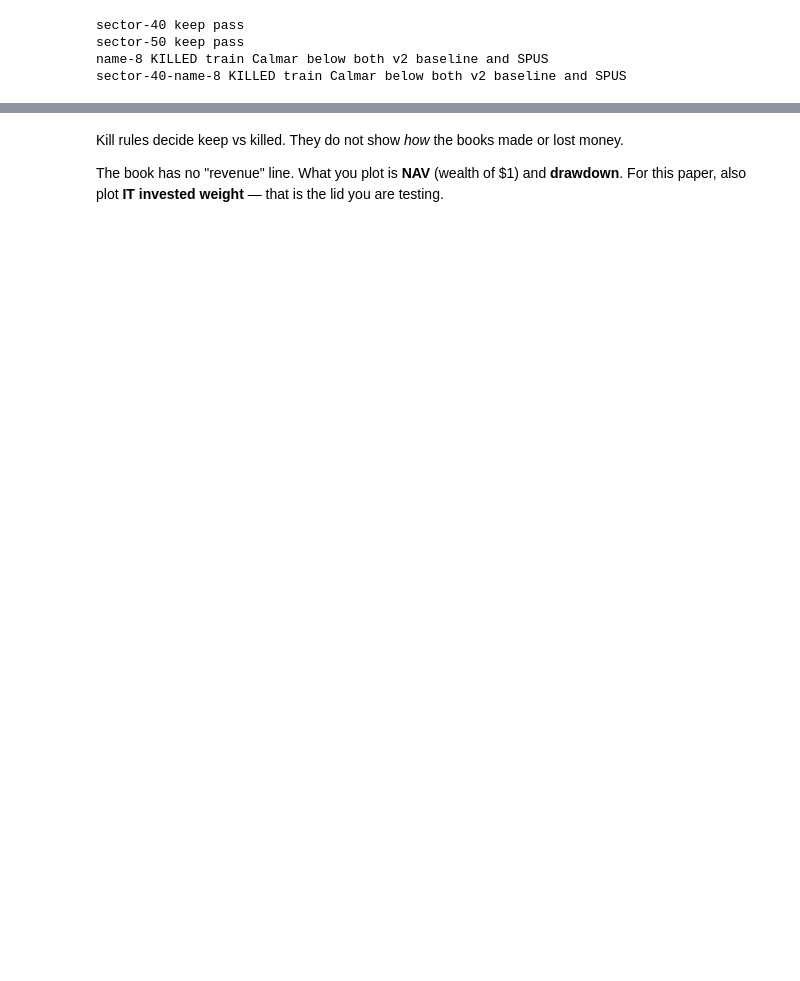
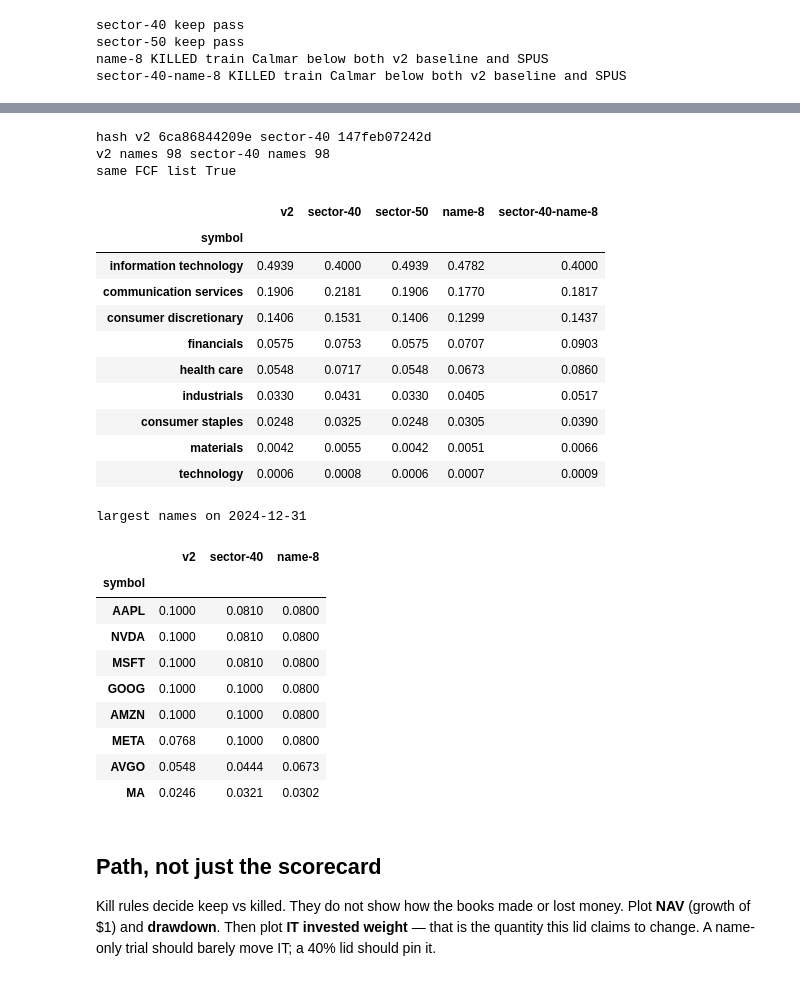
Before and after one commit to Monterey-Finance/Monterey-Finance, a Jupyter notebook: Research/papers/20-concentration/code.ipynb, the cells around one changed output, grey strips where cells are left out. Drawn from its saved outputs; the diff is of its cells as text; code cells hidden in the pictures; blank space fills up the shorter version.

```diff
--- a/Research/papers/20-concentration/code.ipynb
+++ b/Research/papers/20-concentration/code.ipynb
@@ -109,6 +224,63 @@ sector-40-name-8 KILLED train Calmar below both v2 baseline and SPUS
+# %%
+day = "2024-12-31"
+v2_w = weights_on(SPECS["v2"], day)
+lid_w = weights_on(SPECS["sector-40"], day)
+
+print("hash v2", SPECS["v2"].hash(), "sector-40", SPECS["sector-40"].hash())
+print("v2 names", len(v2_w), "sector-40 names", len(lid_w))
+print("same FCF list", set(v2_w.index) == set(lid_w.index))
+
+mix = pd.concat(
+    {
+        "v2": sector_shares(v2_w),
+        "sector-40": sector_shares(lid_w),
+        "sector-50": sector_shares(weights_on(SPECS["sector-50"], day)),
+        "name-8": sector_shares(weights_on(SPECS["name-8"], day)),
+        "sector-40-name-8": sector_shares(weights_on(SPECS["sector-40-name-8"], day)),
+    },
+    axis=1,
+).fillna(0.0)
+display(mix)
+
+print("largest names on", day)
+names = pd.concat(
+    {
+        "v2": v2_w.sort_values(ascending=False).head(8),
+        "sector-40": lid_w.sort_values(ascending=False).head(8),
+        "name-8": weights_on(SPECS["name-8"], day).sort_values(ascending=False).head(8),
+    },
+    axis=1,
+)
+display(names)
+# %% [output]
+hash v2 6ca86844209e sector-40 147feb07242d
+v2 names 98 sector-40 names 98
+same FCF list True
+|  | v2 | sector-40 | sector-50 | name-8 | sector-40-name-8 |
+| symbol |  |  |  |  |  |
+| information technology | 0.4939 | 0.4000 | 0.4939 | 0.4782 | 0.4000 |
+| communication services | 0.1906 | 0.2181 | 0.1906 | 0.1770 | 0.1817 |
+| consumer discretionary | 0.1406 | 0.1531 | 0.1406 | 0.1299 | 0.1437 |
+| financials | 0.0575 | 0.0753 | 0.0575 | 0.0707 | 0.0903 |
+| health care | 0.0548 | 0.0717 | 0.0548 | 0.0673 | 0.0860 |
+| industrials | 0.0330 | 0.0431 | 0.0330 | 0.0405 | 0.0517 |
+| consumer staples | 0.0248 | 0.0325 | 0.0248 | 0.0305 | 0.0390 |
+| materials | 0.0042 | 0.0055 | 0.0042 | 0.0051 | 0.0066 |
+| technology | 0.0006 | 0.0008 | 0.0006 | 0.0007 | 0.0009 |
+largest names on 2024-12-31
+|  | v2 | sector-40 | name-8 |
+| symbol |  |  |  |
+| AAPL | 0.1000 | 0.0810 | 0.0800 |
+| NVDA | 0.1000 | 0.0810 | 0.0800 |
+| MSFT | 0.1000 | 0.0810 | 0.0800 |
+| GOOG | 0.1000 | 0.1000 | 0.0800 |
+| AMZN | 0.1000 | 0.1000 | 0.0800 |
+| META | 0.0768 | 0.1000 | 0.0800 |
+| AVGO | 0.0548 | 0.0444 | 0.0673 |
+| MA | 0.0246 | 0.0321 | 0.0302 |
 # %% [markdown]
-Kill rules decide keep vs killed. They do not show *how* the books made or lost money.
+## Path, not just the scorecard
 
-The book has no "revenue" line. What you plot is **NAV** (wealth of $1) and **drawdown**. For this paper, also plot **IT invested weight** — that is the lid you are testing.
+Kill rules decide keep vs killed. They do not show how the books made or lost money. Plot **NAV** (growth of $1) and **drawdown**. Then plot **IT invested weight** — that is the quantity this lid claims to change. A name-only trial should barely move IT; a 40% lid should pin it.
 # %%
 import matplotlib.pyplot as plt
```
Also changed, not shown: parts of 12 cells of this notebook, 25 other files.
